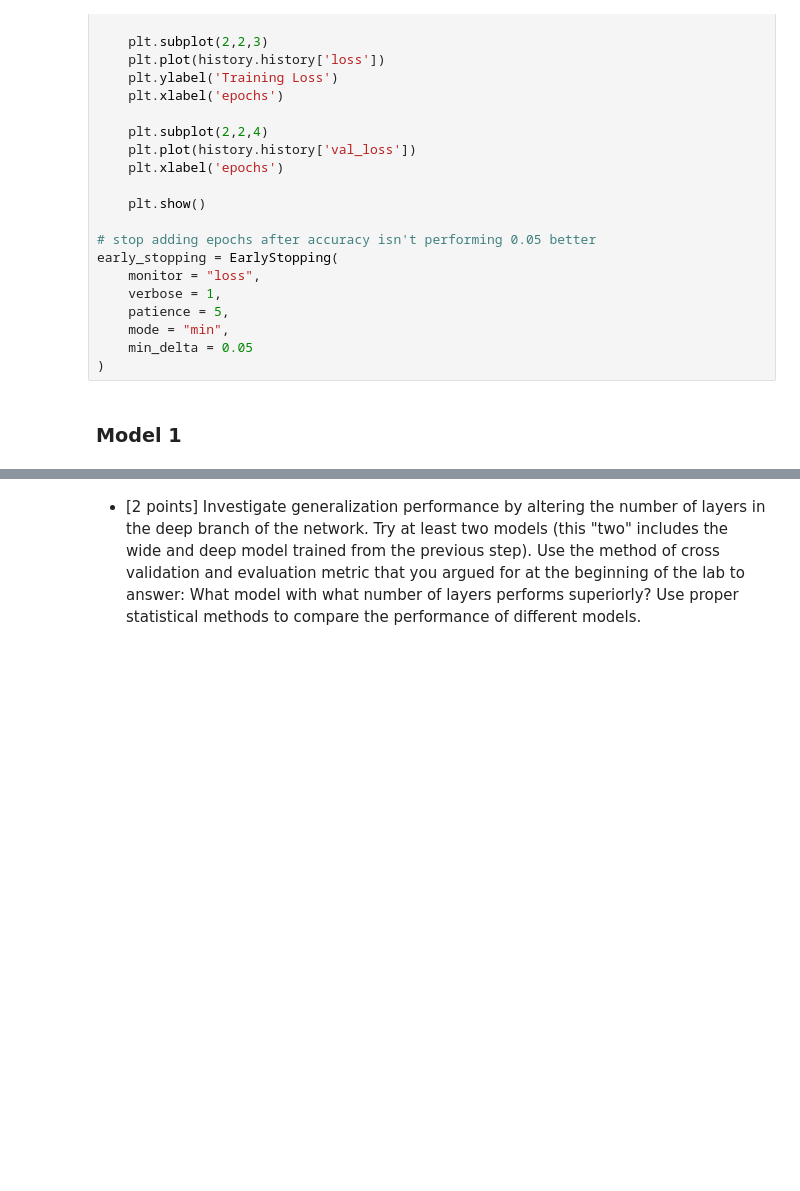
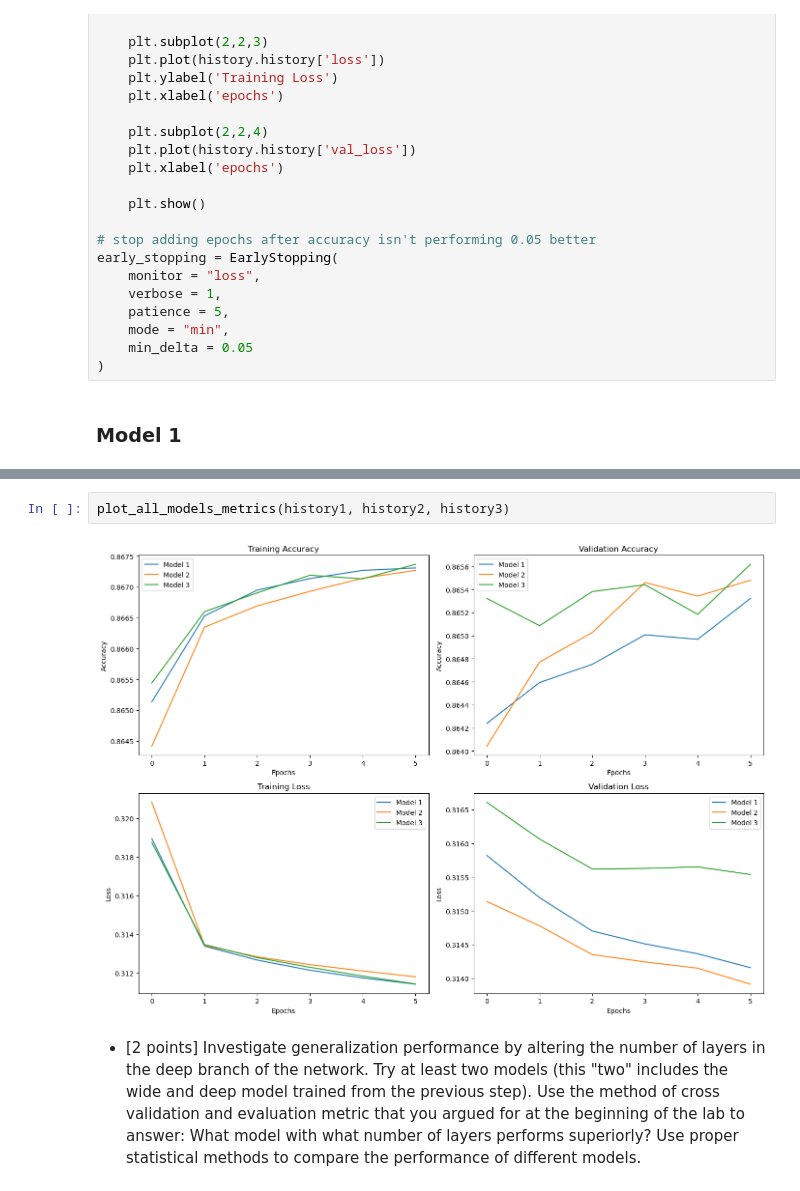
Before and after one commit to 48878679/CS5324_Lab5, a Jupyter notebook: Lab5.ipynb, the cells around one changed output, grey strips where cells are left out. Drawn from its saved outputs; the diff is of its cells as text; blank space fills up the shorter version.

```diff
--- a/Lab5.ipynb
+++ b/Lab5.ipynb
@@ -405,3 +481,7 @@ None
+# %%
+plot_all_models_metrics(history1, history2, history3)
+# %% [output]
+[figure, added]
 # %% [markdown]
 * [2 points] Investigate generalization performance by altering the number of layers in the deep branch of the network. Try at least two models (this "two" includes the wide and deep model trained from the previous step). Use the method of cross validation and evaluation metric that you argued for at the beginning of the lab to answer: What model with what number of layers performs superiorly? Use proper statistical methods to compare the performance of different models.
 # %% [markdown]
```
Also changed, not shown: parts of 20 cells of this notebook.
